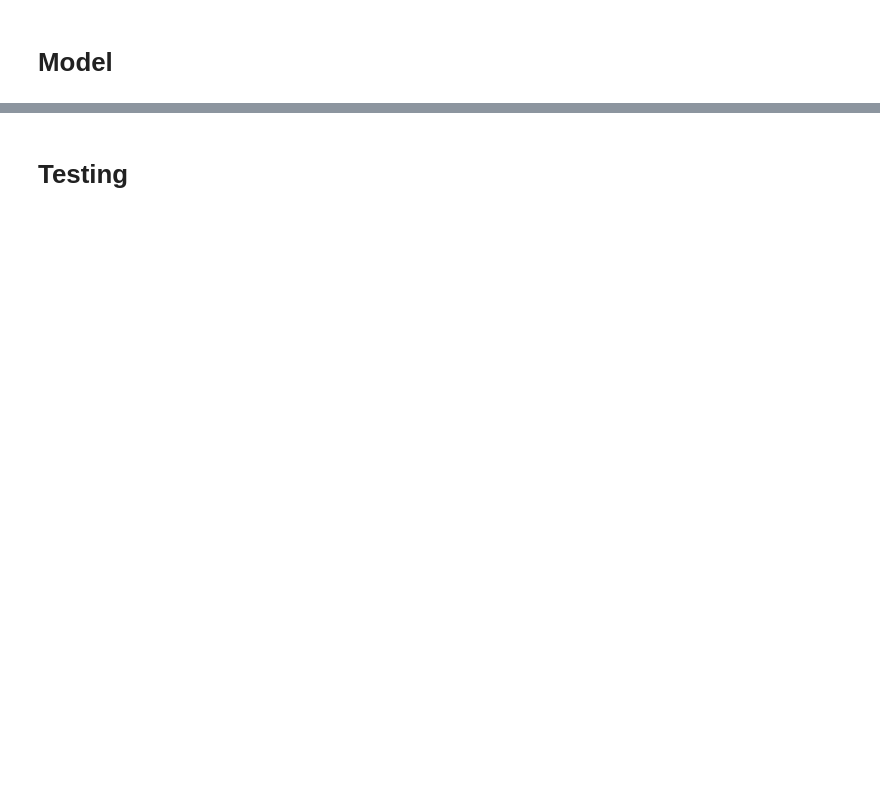
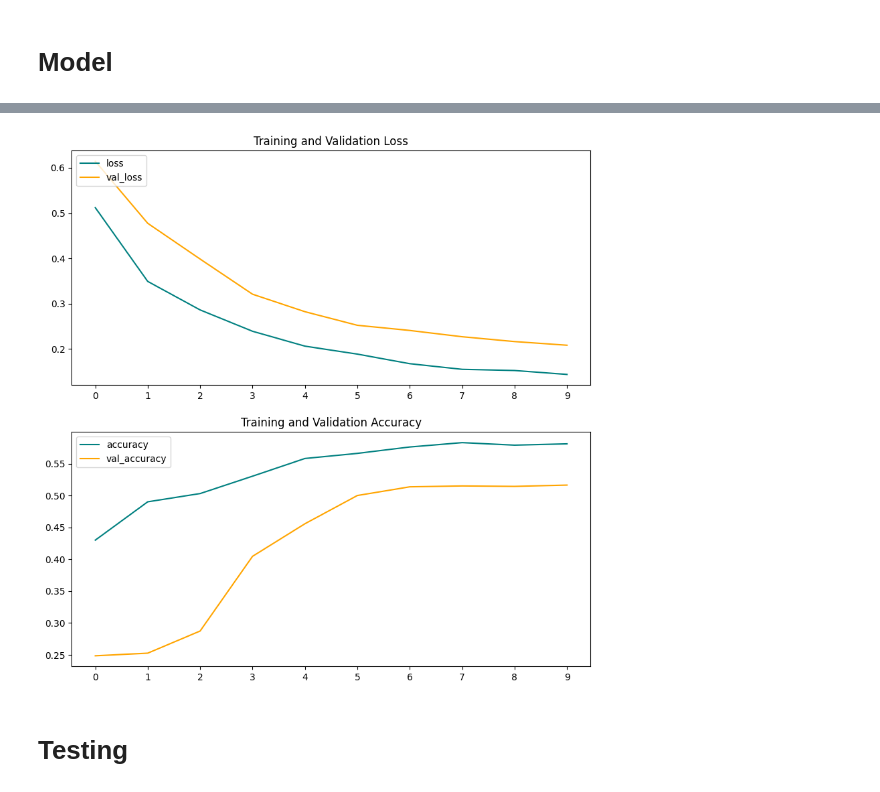
Before and after one commit to WataNekko/aiot-beehive, a Jupyter notebook: classification/main.ipynb, the cells around one changed output, grey strips where cells are left out. Drawn from its saved outputs; the diff is of its cells as text; code cells hidden in the pictures; blank space fills up the shorter version.

Commit message:
Update multi-label model with validation and training

```diff
--- a/classification/main.ipynb
+++ b/classification/main.ipynb
@@ -72,7 +75,8 @@ datagen = ImageDataGenerator(
     horizontal_flip=True,
     vertical_flip=True,
     zoom_range=0.1,
-    preprocessing_function=tf.keras.applications.mobilenet.preprocess_input
+    preprocessing_function=tf.keras.applications.mobilenet.preprocess_input,
+    validation_split=0.2
 )
 # %%
 # Data augmentation with generator
@@ -89,7 +108,6 @@ train_generator = datagen.flow_from_dataframe(
 # %% [markdown]
 # Model
 # %%
-
 # Load MobileNet model with pre-trained weights and exclude the top layer
 base_model = tf.keras.applications.MobileNet(
     input_shape=IMG_SIZE + (3,), include_top=False, weights='imagenet'
@@ -101,14 +119,13 @@ base_model.trainable = False
 model = tf.keras.Sequential([
     base_model,
     tf.keras.layers.GlobalAveragePooling2D(),
-    tf.keras.layers.Dense(256, activation='relu'),
-    tf.keras.layers.Dropout(0.5),
+    tf.keras.layers.Dropout(0.2),
     tf.keras.layers.Dense(5, activation='sigmoid'),
 ])
 
 # Compile the model
 model.compile(
-    optimizer='adam',
+    optimizer=tf.keras.optimizers.Adam(learning_rate=1e-4),
     loss='binary_crossentropy',
     metrics=['accuracy']
 )
@@ -117,7 +154,7 @@ model.summary()
 # %%
 # Train the model
-model.fit(
+history = model.fit(
     train_generator,
-    steps_per_epoch=train_data.shape[0] // batch_size,
+    validation_data=valid_gen,
     epochs=epochs
 )
@@ -124 +182,26 @@ model.fit(
+# %%
+loss = history.history['loss']
+val_loss = history.history['val_loss']
+acc = history.history['accuracy']
+val_acc = history.history['val_accuracy']
+# %%
+plt.figure(figsize=(10, 10))
+
+plt.subplot(2, 1, 1)
+plt.plot(loss, color='teal', label='loss')
+plt.plot(val_loss, color='orange', label='val_loss')
+plt.xticks(range(history.epoch[-1] + 1))
+plt.legend(loc='upper left')
+plt.title('Training and Validation Loss')
+
+plt.subplot(2, 1, 2)
+plt.plot(acc, color='teal', label='accuracy')
+plt.plot(val_acc, color='orange', label='val_accuracy')
+plt.xticks(range(history.epoch[-1] + 1))
+plt.legend(loc='upper left')
+plt.title('Training and Validation Accuracy')
+
+plt.show()
+# %% [output]
+[figure, added]
 # %%
```
Also changed, not shown: parts of 10 cells of this notebook, 1 other file.
